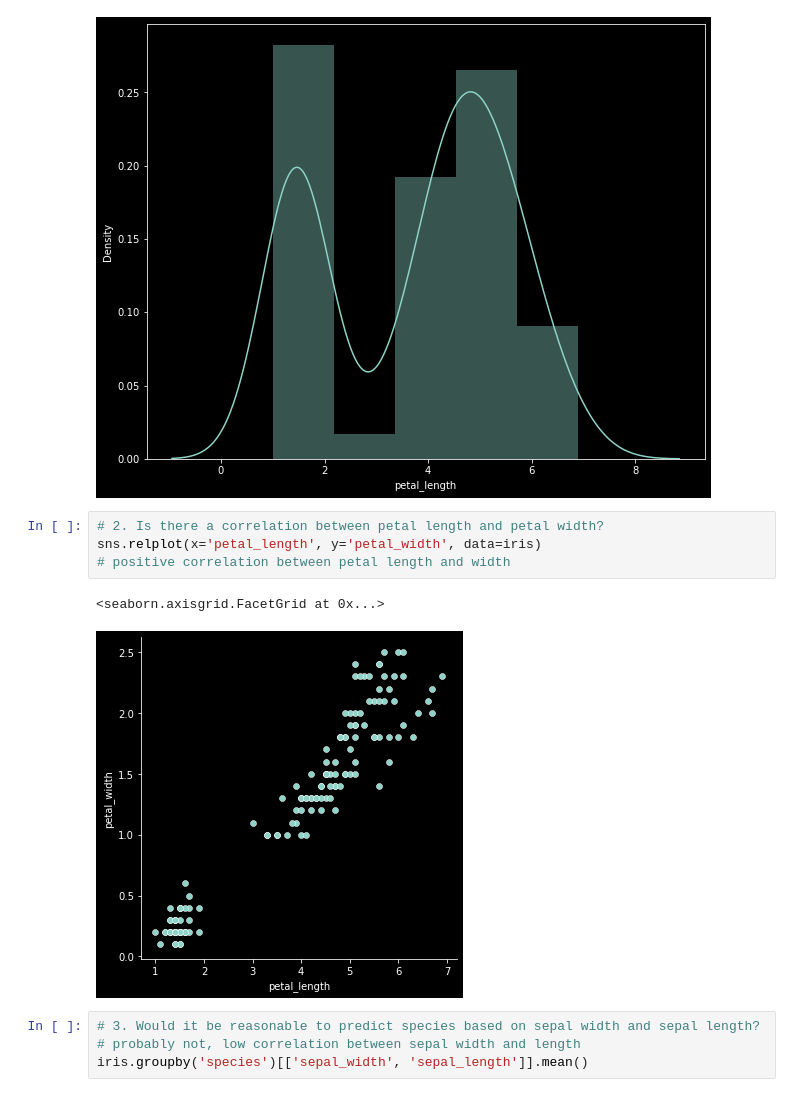
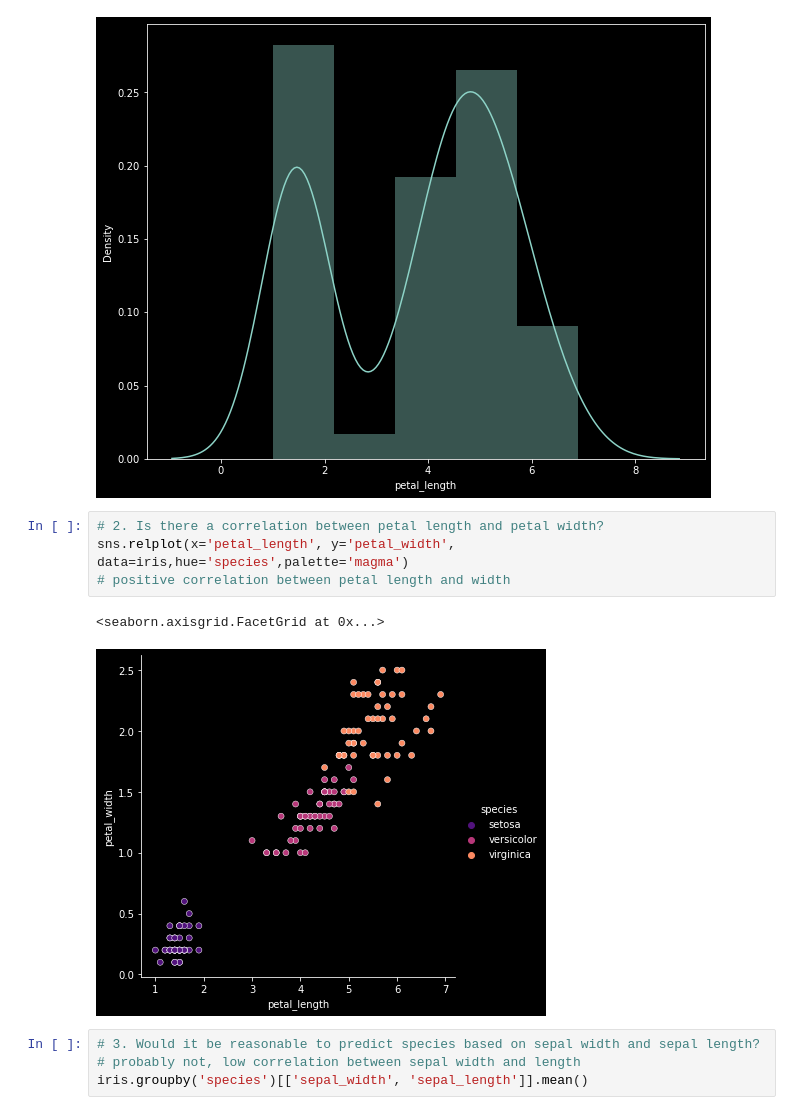
Before and after one commit to Ken-Alviola/numpy-pandas-visualization-exercises, a Jupyter notebook: seaborn_exercises.ipynb, the cells around one changed output. Saved outputs shown, nothing was run; the diff lists cells and outputs as text.

```diff
--- a/seaborn_exercises.ipynb
+++ b/seaborn_exercises.ipynb
@@ -23,11 +23,11 @@ sns.distplot(iris.petal_length)
 [figure]
 # %%
 # 2. Is there a correlation between petal length and petal width?
-sns.relplot(x='petal_length', y='petal_width', data=iris)
+sns.relplot(x='petal_length', y='petal_width', data=iris,hue='species',palette='magma')
 # positive correlation between petal length and width
 # %% [output]
 <seaborn.axisgrid.FacetGrid at 0x...>
-[figure, old version]
+[figure, new version]
 # %%
 # 3. Would it be reasonable to predict species based on sepal width and sepal length?
 # probably not, low correlation between sepal width and length
```
Also changed, not shown: parts of 6 cells of this notebook.
